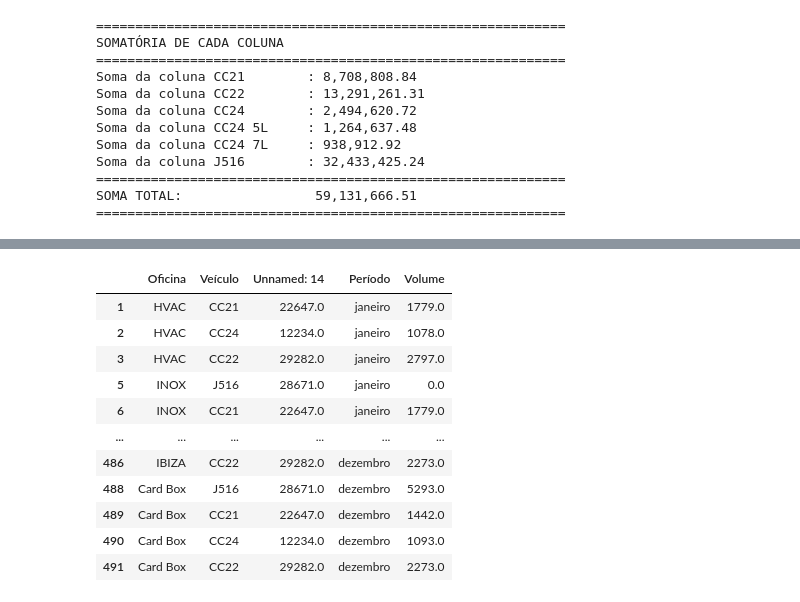
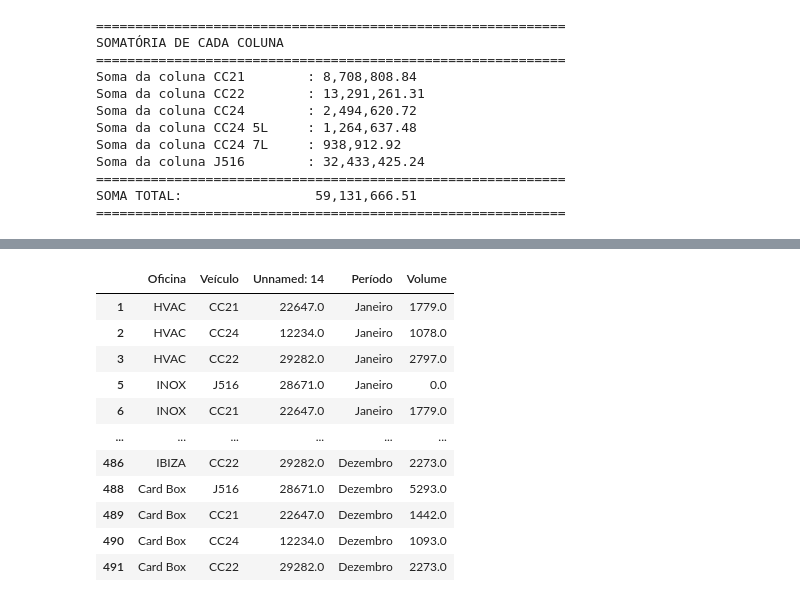
Before and after one commit to cardinhudson/TC, a Jupyter notebook: dados_BUD.ipynb, the cells around one changed output, grey strips where cells are left out. Cells and saved outputs as stored; diff of their text form; code cells hidden in the pictures.

```diff
--- a/dados_BUD.ipynb
+++ b/dados_BUD.ipynb
@@ -484,9 +504,23 @@ print("\n" + "="*70)
 print("🔧 NORMALIZANDO valores antes do merge")
 print("="*70)
 
-# Normalizar Período: remover espaços e converter para minúsculas
-df_KE5Z['Período'] = df_KE5Z['Período'].astype(str).str.strip().str.lower()
-df['Período'] = df['Período'].astype(str).str.strip().str.lower()
+# 🔧 CORREÇÃO: Normalizar Período para capitalizar primeira letra (MESMA LÓGICA DO dados.ipynb)
+# Mapear meses para formato capitalizado
+mapeamento_meses = {
+    'janeiro': 'Janeiro', 'fevereiro': 'Fevereiro', 'março': 'Março',
+    'abril': 'Abril', 'maio': 'Maio', 'junho': 'Junho',
+    'julho': 'Julho', 'agosto': 'Agosto', 'setembro': 'Setembro',
+    'outubro': 'Outubro', 'novembro': 'Novembro', 'dezembro': 'Dezembro'
+}
+
+# Normalizar Período: remover espaços e capitalizar primeira letra
+df_KE5Z['Período'] = df_KE5Z['Período'].astype(str).str.strip()
+for mes_min, mes_cap in mapeamento_meses.items():
+    df_KE5Z['Período'] = df_KE5Z['Período'].str.replace(mes_min, mes_cap, case=False, regex=False)
+
+df['Período'] = df['Período'].astype(str).str.strip()
+for mes_min, mes_cap in mapeamento_meses.items():
+    df['Período'] = df['Período'].str.replace(mes_min, mes_cap, case=False, regex=False)
 
 # Normalizar Oficina: remover espaços
 df_KE5Z['Oficina'] = df_KE5Z['Oficina'].astype(str).str.strip()
@@ -947,24 +981,59 @@ df_ke5z_volume = df_ke5z_volume.dropna(axis=1, how='all')
 df_ke5z_volume = df_ke5z_volume.loc[:, [col for col in df_ke5z_volume.columns if (not (pd.isna(col) or str(col).strip() == ""))]]
 
 
-# transformar as counas dos meses (de janeiro a fevereiro) em linhas
-colunas_meses = ['janeiro', 'fevereiro', 'março', 'abril', 'maio', 'junho', 'julho', 'agosto', 'setembro', 'outubro', 'novembro', 'dezembro']
+# 🔧 CORREÇÃO: Normalizar nomes dos meses para corresponder ao formato usado nas outras células
+# Mapear meses em minúsculas para capitalizados (primeira letra maiúscula) - MESMA LÓGICA DO dados.ipynb
+mapeamento_meses = {
+    'janeiro': 'Janeiro',
+    'fevereiro': 'Fevereiro',
+    'março': 'Março',
+    'abril': 'Abril',
+    'maio': 'Maio',
+    'junho': 'Junho',
+    'julho': 'Julho',
+    'agosto': 'Agosto',
+    'setembro': 'Setembro',
+    'outubro': 'Outubro',
+    'novembro': 'Novembro',
+    'dezembro': 'Dezembro'
+}
 
+# Identificar colunas de meses (pode estar em minúsculas ou capitalizadas no Excel)
+colunas_meses_minusculas = ['janeiro', 'fevereiro', 'março', 'abril', 'maio', 'junho', 'julho', 'agosto', 'setembro', 'outubro', 'novembro', 'dezembro']
+colunas_meses_capitalizadas = ['Janeiro', 'Fevereiro', 'Março', 'Abril', 'Maio', 'Junho', 'Julho', 'Agosto', 'Setembro', 'Outubro', 'Novembro', 'Dezembro']
 
+# Encontrar as colunas que são meses no DataFrame (pode estar em qualquer formato)
+colunas_meses_encontradas = []
+for col in df_ke5z_volume.columns:
+    col_lower = str(col).lower().strip()
+    if col_lower in [m.lower() for m in colunas_meses_minusculas]:
+        colunas_meses_encontradas.append(col)
+
+# Se não encontrou, tentar formato capitalizado
+if not colunas_meses_encontradas:
+    for col in df_ke5z_volume.columns:
+        if str(col).strip() in colunas_meses_capitalizadas:
+            colunas_meses_encontradas.append(col)
+
+print(f"📊 Colunas de meses encontradas: {colunas_meses_encontradas}")
 
 # Derreter o DataFrame para transformar as colunas em linhas
 df_vol = pd.melt(
     df_ke5z_volume,
-    id_vars=[col for col in df_ke5z_volume.columns if col not in colunas_meses],
-    value_vars=colunas_meses,
+    id_vars=[col for col in df_ke5z_volume.columns if col not in colunas_meses_encontradas],
+    value_vars=colunas_meses_encontradas,
     var_name='Período',
     value_name='Volume'
 )
+
+# 🔧 CORREÇÃO CRÍTICA: Normalizar os nomes dos períodos para capitalizar primeira letra
+# Isso garante que o merge na célula 12 funcione corretamente
+df_vol['Período'] = df_vol['Período'].astype(str).str.strip()
+for mes_min, mes_cap in mapeamento_meses.items():
+    df_vol['Período'] = df_vol['Período'].str.replace(mes_min, mes_cap, case=False, regex=False)
+
 # Transformar a coluna Volume em numerico
 df_vol['Volume'] = pd.to_numeric(df_vol['Volume'], errors='coerce').fillna(0)
-
-# Normalizar o Período para minúsculas
-df_vol['Período'] = df_vol['Período'].astype(str).str.strip().str.lower()
 
 
 # Remover linhas duplicadas
@@ -984,12 +1054,12 @@ df_vol.to_parquet(arquivo_parquet_vol)
 |  | Oficina | Veículo | Unnamed: 14 | Período | Volume |
-| 1 | HVAC | CC21 | 22647.0 | janeiro | 1779.0 |
-| 2 | HVAC | CC24 | 12234.0 | janeiro | 1078.0 |
-| 3 | HVAC | CC22 | 29282.0 | janeiro | 2797.0 |
-| 5 | INOX | J516 | 28671.0 | janeiro | 0.0 |
-| 6 | INOX | CC21 | 22647.0 | janeiro | 1779.0 |
+| 1 | HVAC | CC21 | 22647.0 | Janeiro | 1779.0 |
+| 2 | HVAC | CC24 | 12234.0 | Janeiro | 1078.0 |
+| 3 | HVAC | CC22 | 29282.0 | Janeiro | 2797.0 |
+| 5 | INOX | J516 | 28671.0 | Janeiro | 0.0 |
+| 6 | INOX | CC21 | 22647.0 | Janeiro | 1779.0 |
 | ... | ... | ... | ... | ... | ... |
-| 486 | IBIZA | CC22 | 29282.0 | dezembro | 2273.0 |
-| 488 | Card Box | J516 | 28671.0 | dezembro | 5293.0 |
-| 489 | Card Box | CC21 | 22647.0 | dezembro | 1442.0 |
-| 490 | Card Box | CC24 | 12234.0 | dezembro | 1093.0 |
-| 491 | Card Box | CC22 | 29282.0 | dezembro | 2273.0 |
+| 486 | IBIZA | CC22 | 29282.0 | Dezembro | 2273.0 |
+| 488 | Card Box | J516 | 28671.0 | Dezembro | 5293.0 |
+| 489 | Card Box | CC21 | 22647.0 | Dezembro | 1442.0 |
+| 490 | Card Box | CC24 | 12234.0 | Dezembro | 1093.0 |
+| 491 | Card Box | CC22 | 29282.0 | Dezembro | 2273.0 |
```
Also changed, not shown: parts of 11 cells of this notebook, 40 other files.
